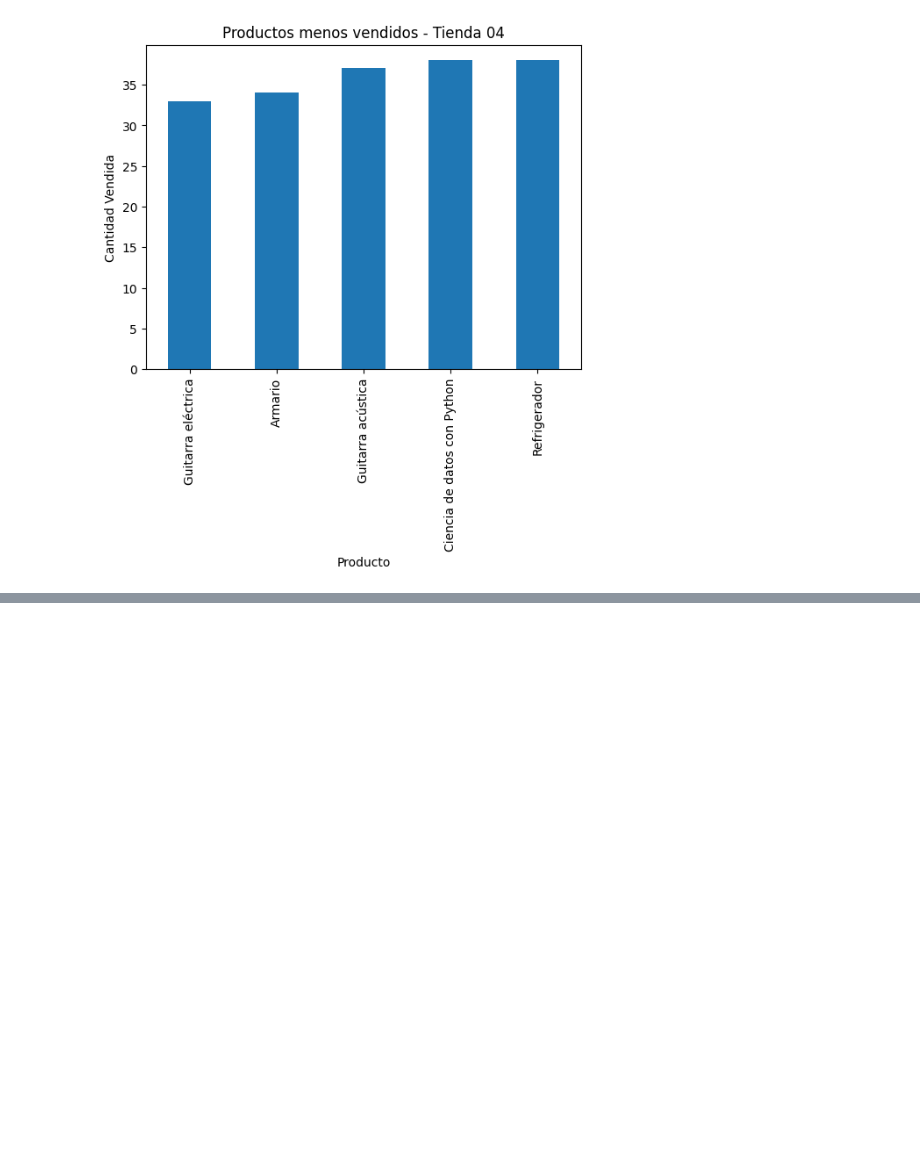
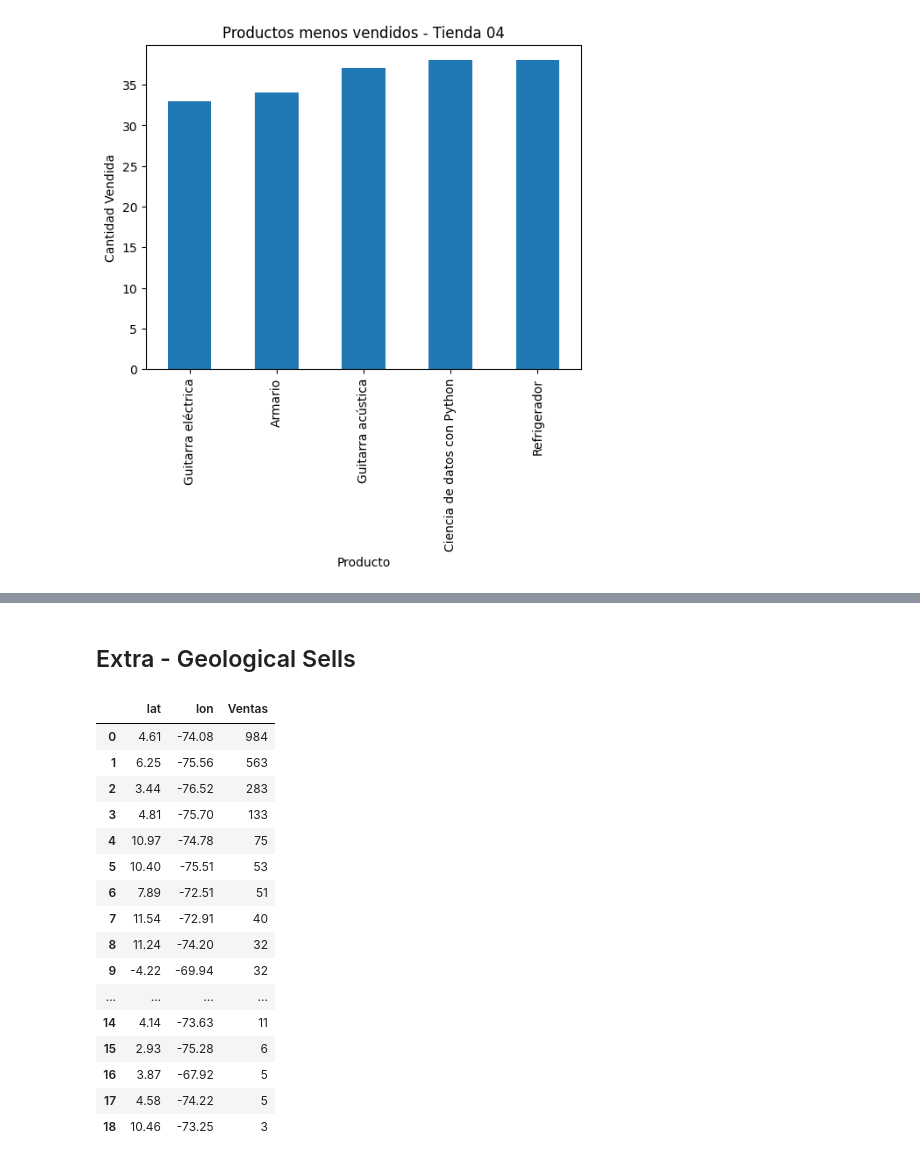
Before and after one commit to dscamacho333/Data_Science_Course, a Jupyter notebook: Final_Store_Project.ipynb, the cells around one changed output, grey strips where cells are left out. Drawn from its saved outputs; the diff is of its cells as text; code cells hidden in the pictures; blank space fills up the shorter version.

```diff
--- a/Final_Store_Project.ipynb
+++ b/Final_Store_Project.ipynb
@@ -370,0 +400,2 @@ for i in range(1, 5):
+# %% [markdown]
+## Extra - Geological Sells
@@ -370,0 +422,7 @@ for i in range(1, 5):
+# %%
+geological_sells : pd.Series = (
+    stores
+    .groupby(['Tienda', 'lat', 'lon'])['Producto']
+    .count()
+    .sort_values(ascending=False)
+)
@@ -370,0 +431,20 @@ for i in range(1, 5):
+# %%
+geo_store_01
+# %% [output]
+|  | lat | lon | Ventas |
+| 0 | 4.61 | -74.08 | 984 |
+| 1 | 6.25 | -75.56 | 563 |
+| 2 | 3.44 | -76.52 | 283 |
+| 3 | 4.81 | -75.70 | 133 |
+| 4 | 10.97 | -74.78 | 75 |
+| 5 | 10.40 | -75.51 | 53 |
+| 6 | 7.89 | -72.51 | 51 |
+| 7 | 11.54 | -72.91 | 40 |
+| 8 | 11.24 | -74.20 | 32 |
+| 9 | -4.22 | -69.94 | 32 |
+| ... | ... | ... | ... |
+| 14 | 4.14 | -73.63 | 11 |
+| 15 | 2.93 | -75.28 | 6 |
+| 16 | 3.87 | -67.92 | 5 |
+| 17 | 4.58 | -74.22 | 5 |
+| 18 | 10.46 | -73.25 | 3 |
```
Also changed, not shown: parts of 13 cells of this notebook.
